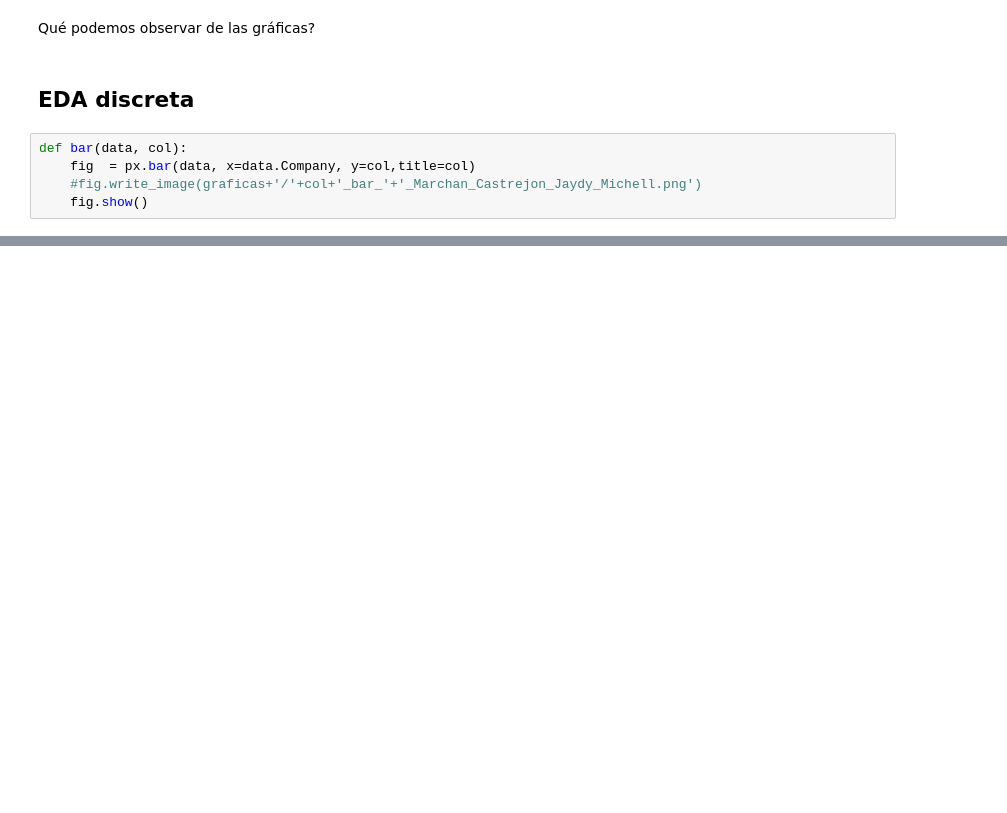
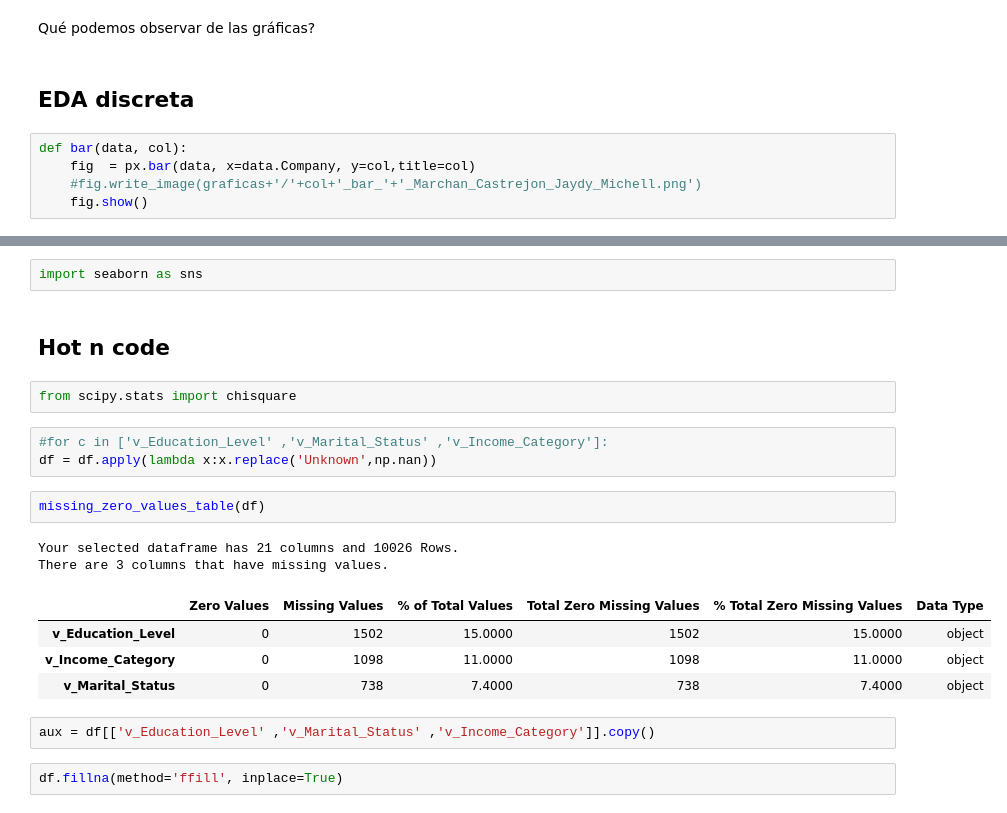
Before and after one commit to Michell-Mar/final_project, a Jupyter notebook: projecto.ipynb, the cells around one changed output, grey strips where cells are left out. Drawn from its saved outputs; the diff is of its cells as text; blank space fills up the shorter version.

```diff
--- a/projecto.ipynb
+++ b/projecto.ipynb
@@ -248,0 +367,22 @@ def bar(data, col):
+# %%
+import seaborn as sns
+# %% [markdown]
+## Hot n code
+# %%
+from scipy.stats import chisquare
+# %%
+#for c in ['v_Education_Level' ,'v_Marital_Status' ,'v_Income_Category']:
+df = df.apply(lambda x:x.replace('Unknown',np.nan))
+# %%
+missing_zero_values_table(df)
+# %% [output]
+Your selected dataframe has 21 columns and 10026 Rows.
+There are 3 columns that have missing values.
+|  | Zero Values | Missing Values | % of Total Values | Total Zero Missing Values | % Total Zero Missing Values | Data Type |
+| v_Education_Level | 0 | 1502 | 15.0000 | 1502 | 15.0000 | object |
+| v_Income_Category | 0 | 1098 | 11.0000 | 1098 | 11.0000 | object |
+| v_Marital_Status | 0 | 738 | 7.4000 | 738 | 7.4000 | object |
+# %%
+aux = df[['v_Education_Level' ,'v_Marital_Status' ,'v_Income_Category']].copy()
+# %%
+df.fillna(method='ffill', inplace=True)
```
Also changed, not shown: parts of 37 cells of this notebook.
